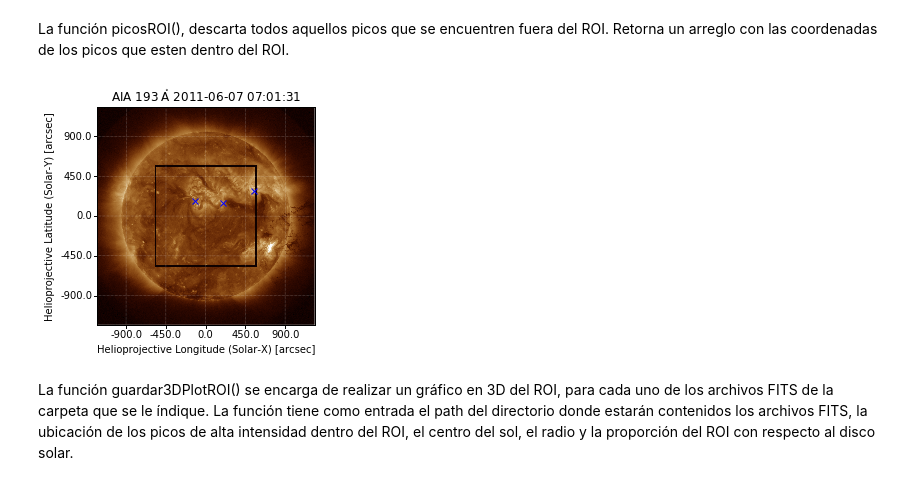
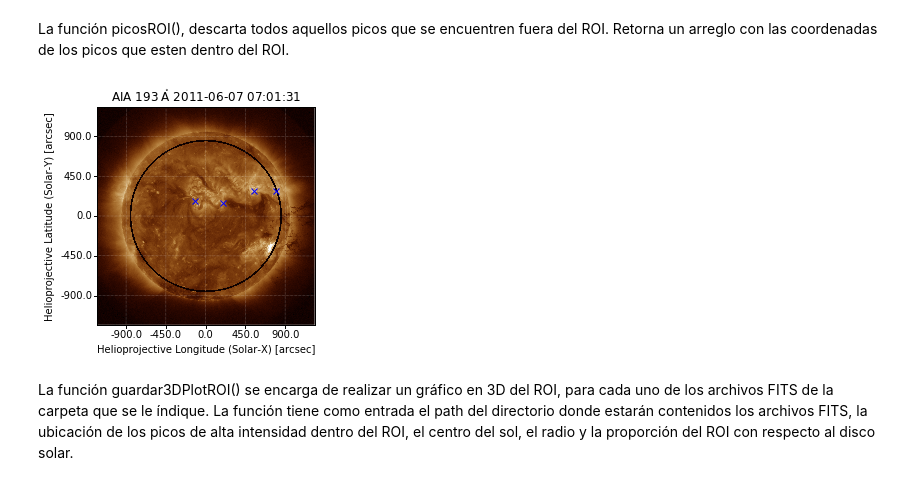
Before and after one commit to fmezacr/phd, a Jupyter notebook: Noviembre/RutinaGeneral.ipynb, the cells around one changed output. Saved outputs shown, nothing was run; the diff lists cells and outputs as text; code cells hidden in the pictures.

```diff
--- a/Noviembre/RutinaGeneral.ipynb
+++ b/Noviembre/RutinaGeneral.ipynb
@@ -308,8 +309,8 @@ Se define la función, drawROI(sunImageData, sunCenter, pixRadius, proportion),
 # %%
 def drawROI(sunImageData, sunCenter, pixRadius, proportion):
     propRadius = int(proportion * pixRadius)
-    cv.rectangle(sunImageData, (sunCenter[0] - propRadius, sunCenter[1] - propRadius), (sunCenter[0] + propRadius, sunCenter[1] + propRadius), 0, 30)
-#    cv.circle(sunImageData, (sunCenter[0], sunCenter[1]), propRadius, 0, 30, cv.LINE_AA)
+#    cv.rectangle(sunImageData, (sunCenter[0] - propRadius, sunCenter[1] - propRadius), (sunCenter[0] + propRadius, sunCenter[1] + propRadius), 0, 30)
+    cv.circle(sunImageData, (sunCenter[0], sunCenter[1]), propRadius, 0, 30, cv.LINE_AA)
     return sunImageData
 # %% [markdown]
 Se dibuja el ROI sobre el map del archivo FITS abierto y se gráfica.
@@ -355,28 +355,36 @@ La función picosROI(), descarta todos aquellos picos que se encuentren fuera de
 def picosROI(coordenadasPicos, sunCenter, pixRadius, prop):
     propRadius = int(prop * pixRadius)
     picosEnROI = []
+    picosEnROICircular = []
+    for l in range(0, len(coordenadasPicos)-1):
+        r_peak = math.sqrt(((coordenadasPicos[l][0]-sunCenter[0])**2) + ((coordenadasPicos[l][1]-sunCenter[1])**2))
+        if (r_peak < propRadius):
+            picosEnROICircular.append(coordenadasPicos[l])
+
+
     for s in range(0, len(coordenadasPicos)-1):
         if (coordenadasPicos[s][0] > sunCenter[0] - propRadius and coordenadasPicos[s][0] < sunCenter[0] + propRadius):
             if(coordenadasPicos[s][1] > sunCenter[1] - propRadius and coordenadasPicos[s][1] < sunCenter[1] + propRadius):
                 picosEnROI.append(coordenadasPicos[s])
 
-    return np.array(picosEnROI)
+    return np.array(picosEnROI), np.array(picosEnROICircular)
 # %%
 #Se ubican los picos de alta intensidad dentro del ROI
-picosen_roi = picosROI(coorPicos, sunCenter, rSun, 0.6)
+picosen_roi, picosCircu = picosROI(coorPicos, sunCenter, rSun, 0.90)
 #Se dibuja ROI en map
-drawROI(aiamap.data, sunCenter, rSun, 0.6)
+drawROI(aiamap.data, sunCenter, rSun, 0.90)
 #Se mapean las coordenadas en el map
 hpc_max1 = aiamap1.pixel_to_world(picosen_roi[:, 1]*u.pixel, picosen_roi[:, 0]*u.pixel)
+hpc_max2 = aiamap1.pixel_to_world(picosCircu[:, 1]*u.pixel, picosCircu[:, 0]*u.pixel)
 
 #Se grafica la imagen con los picos de alta intensidad dentro del ROI, marcados con una equis azul
 fig = plt.figure()
 ax = plt.subplot(projection=aiamap)
 aiamap.plot()
-ax.plot_coord(hpc_max1, 'bx')
+ax.plot_coord(hpc_max2, 'bx')
 plt.show()
 # %% [output]
-[figure, old version]
+[figure, new version]
 # %% [markdown]
 La función guardar3DPlotROI() se encarga de realizar un gráfico en 3D del ROI, para cada uno de los archivos FITS de la carpeta que se le índique. La función tiene como entrada el path del directorio donde estarán contenidos los archivos FITS, la ubicación de los picos de alta intensidad dentro del ROI, el centro del sol, el radio y la proporción del ROI con respecto al disco solar.
 # %%
```
Also changed, not shown: parts of 9 cells of this notebook, 25 other files.
